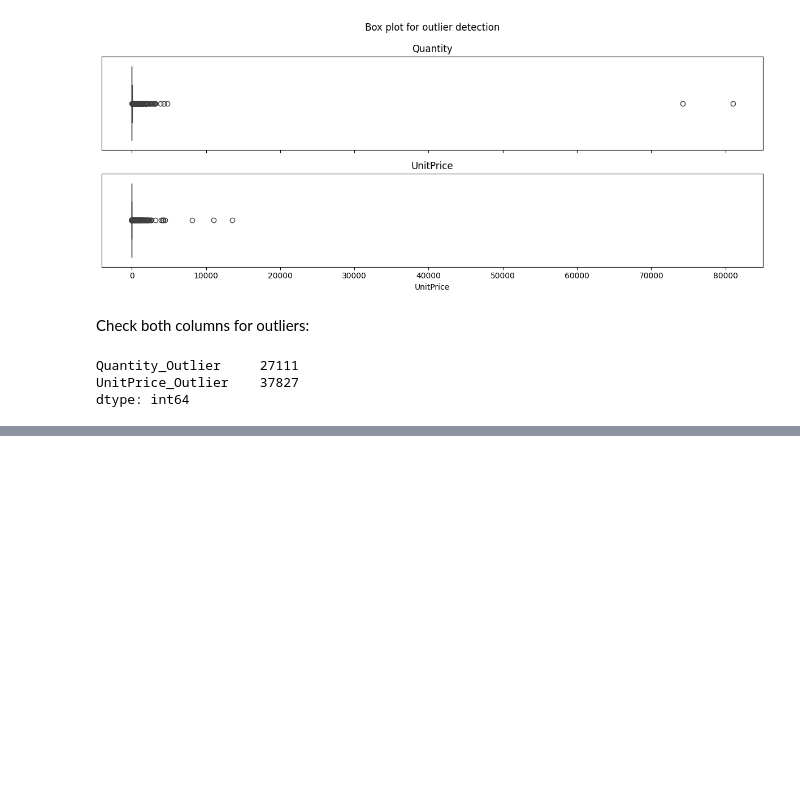
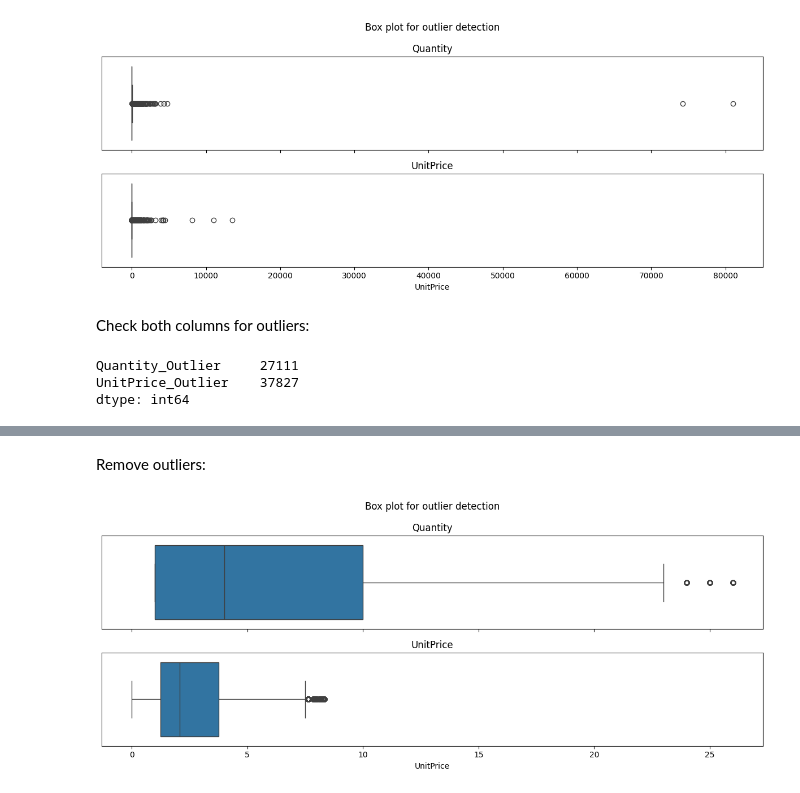
Before and after one commit to BethW83/Group-Project-1-Retail, a Jupyter notebook: jupyter_notebooks/data_clean_EDA.ipynb, the cells around one changed output, grey strips where cells are left out. Saved outputs shown, nothing was run; the diff lists cells and outputs as text; code cells hidden in the pictures; blank space fills up the shorter version.

Commit message:
Add delete outliers code to notebook (#19)

```diff
--- a/jupyter_notebooks/data_clean_EDA.ipynb
+++ b/jupyter_notebooks/data_clean_EDA.ipynb
@@ -205,3 +205,30 @@ retail.head()
 | 2 | 536365 | 84406B | CREAM CUPID HEARTS COAT HANGER | 8 | 2010-12-01 08:26:00 | 2.75 | 17850 | United Kingdom | ... |
 | 3 | 536365 | 84029G | KNITTED UNION FLAG HOT WATER BOTTLE | 6 | 2010-12-01 08:26:00 | 3.39 | 17850 | United Kingdom | ... |
 | 4 | 536365 | 84029E | RED WOOLLY HOTTIE WHITE HEART. | 6 | 2010-12-01 08:26:00 | 3.39 | 17850 | United Kingdom | ... |
+# %% [markdown]
+Remove outliers:
+# %%
+retail = retail[~retail['Quantity_Outlier']]
+retail = retail[~retail['UnitPrice_Outlier']]
+# %%
+fig, axes = plt.subplots(2, 1, sharex=True, figsize=(12, 5))
+
+sns.boxplot(x=retail['Quantity'], ax=axes[0])
+sns.boxplot(x=retail['UnitPrice'], ax=axes[1])
+
+plt.suptitle("Box plot for outlier detection")
+
+axes[0].set_ylabel("")
+axes[1].set_ylabel("")
+axes[0].set_yticks([])
+axes[1].set_yticks([])
+
+
+
+axes[0].set_title("Quantity")
+axes[1].set_title("UnitPrice")
+
+plt.tight_layout()
+plt.show()
+# %% [output]
+[figure, added]
```
Also changed, not shown: parts of 2 cells of this notebook.
